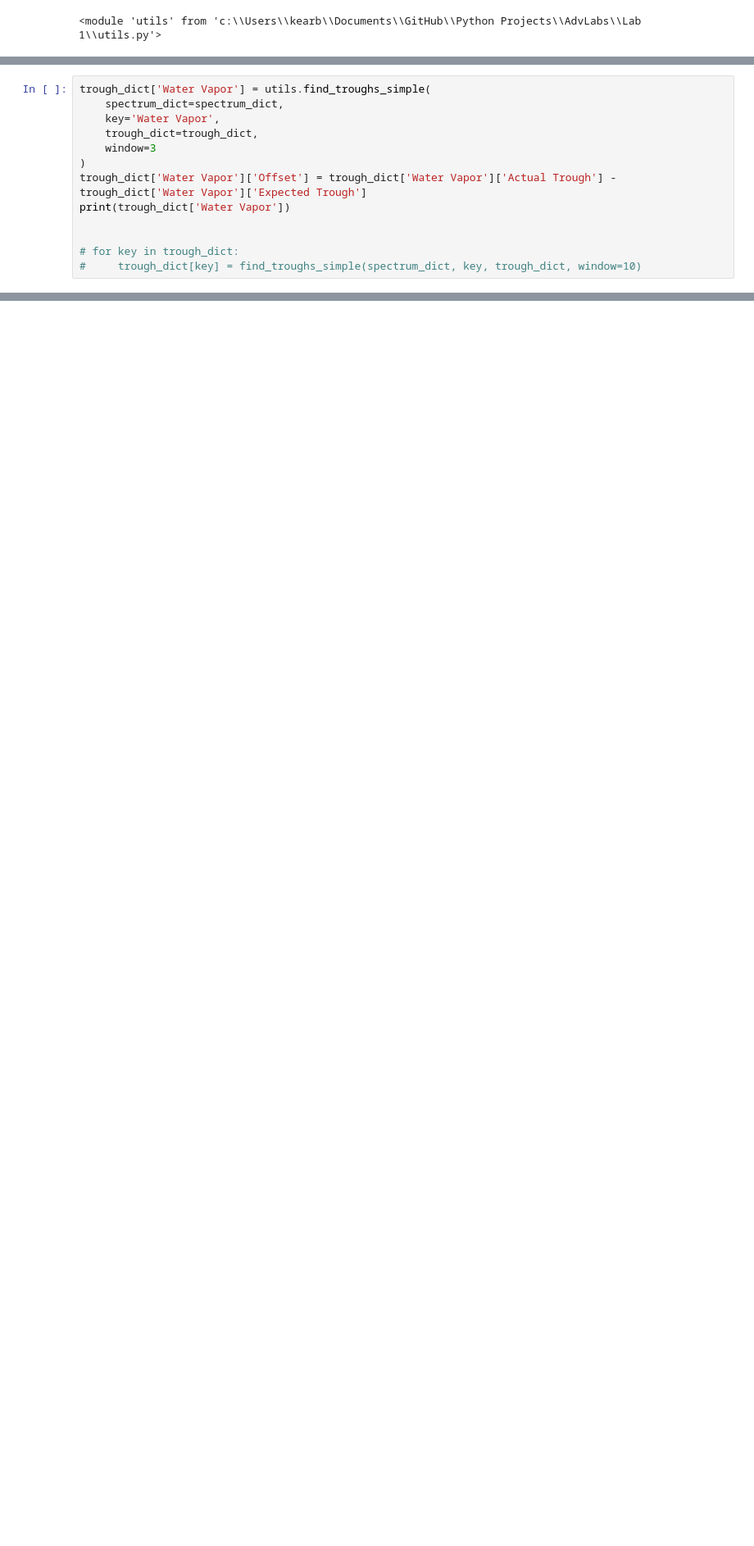
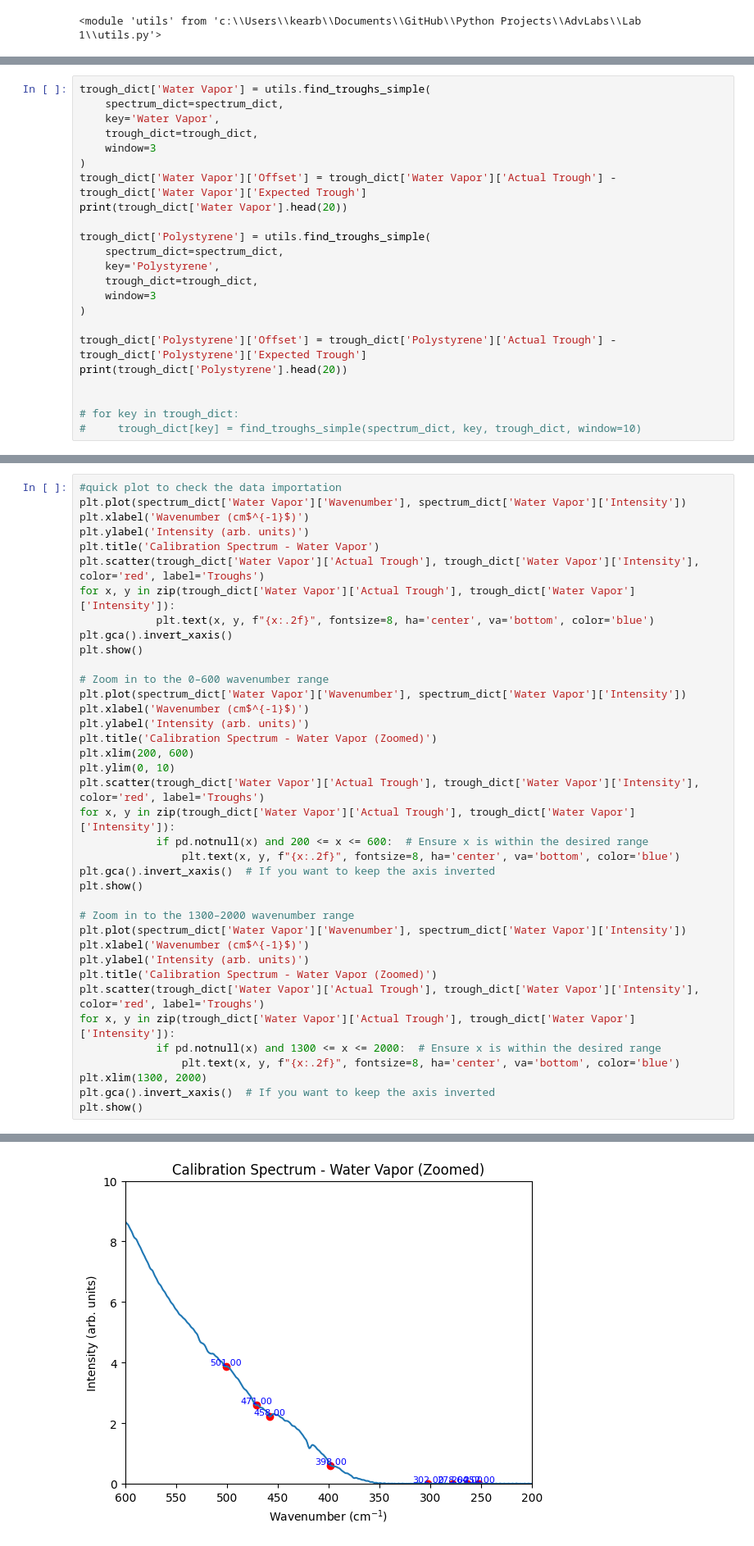
Before and after one commit to kearb-stomp/AdvLabs, a Jupyter notebook: Lab 1/Lab 6 - Lattice Vibrations.ipynb, the cells around one changed output, grey strips where cells are left out. Shown at 82% size. Cells and saved outputs as stored; diff of their text form; blank space fills up the shorter version.

Commit message:
Lab 1 Update
Updated data loading, added troughs for polystyrene

```diff
--- a/Lab 1/Lab 6 - Lattice Vibrations.ipynb
+++ b/Lab 1/Lab 6 - Lattice Vibrations.ipynb
@@ -74,7 +52,17 @@ trough_dict['Water Vapor'] = utils.find_troughs_simple(
     window=3
 )
 trough_dict['Water Vapor']['Offset'] = trough_dict['Water Vapor']['Actual Trough'] - trough_dict['Water Vapor']['Expected Trough']
-print(trough_dict['Water Vapor'])
+print(trough_dict['Water Vapor'].head(20))
+
+trough_dict['Polystyrene'] = utils.find_troughs_simple(
+    spectrum_dict=spectrum_dict,
+    key='Polystyrene',
+    trough_dict=trough_dict,
+    window=3
+)
+
+trough_dict['Polystyrene']['Offset'] = trough_dict['Polystyrene']['Actual Trough'] - trough_dict['Polystyrene']['Expected Trough']
+print(trough_dict['Polystyrene'].head(20))
 
 
 # for key in trough_dict:
@@ -99,0 +88,39 @@ print(trough_dict['Water Vapor'])
+# %%
+#quick plot to check the data importation
+plt.plot(spectrum_dict['Water Vapor']['Wavenumber'], spectrum_dict['Water Vapor']['Intensity'])
+plt.xlabel('Wavenumber (cm$^{-1}$)')
+plt.ylabel('Intensity (arb. units)')
+plt.title('Calibration Spectrum - Water Vapor')
+plt.scatter(trough_dict['Water Vapor']['Actual Trough'], trough_dict['Water Vapor']['Intensity'], color='red', label='Troughs')
+for x, y in zip(trough_dict['Water Vapor']['Actual Trough'], trough_dict['Water Vapor']['Intensity']):
+            plt.text(x, y, f"{x:.2f}", fontsize=8, ha='center', va='bottom', color='blue')
+plt.gca().invert_xaxis()
+plt.show()
+
+# Zoom in to the 0–600 wavenumber range
+plt.plot(spectrum_dict['Water Vapor']['Wavenumber'], spectrum_dict['Water Vapor']['Intensity'])
+plt.xlabel('Wavenumber (cm$^{-1}$)')
+plt.ylabel('Intensity (arb. units)')
+plt.title('Calibration Spectrum - Water Vapor (Zoomed)')
+plt.xlim(200, 600)
+plt.ylim(0, 10)
+plt.scatter(trough_dict['Water Vapor']['Actual Trough'], trough_dict['Water Vapor']['Intensity'], color='red', label='Troughs')
+for x, y in zip(trough_dict['Water Vapor']['Actual Trough'], trough_dict['Water Vapor']['Intensity']):
+            if pd.notnull(x) and 200 <= x <= 600:  # Ensure x is within the desired range
+                plt.text(x, y, f"{x:.2f}", fontsize=8, ha='center', va='bottom', color='blue')
+plt.gca().invert_xaxis()  # If you want to keep the axis inverted
+plt.show()
+
+# Zoom in to the 1300–2000 wavenumber range
+plt.plot(spectrum_dict['Water Vapor']['Wavenumber'], spectrum_dict['Water Vapor']['Intensity'])
+plt.xlabel('Wavenumber (cm$^{-1}$)')
+plt.ylabel('Intensity (arb. units)')
+plt.title('Calibration Spectrum - Water Vapor (Zoomed)')
+plt.scatter(trough_dict['Water Vapor']['Actual Trough'], trough_dict['Water Vapor']['Intensity'], color='red', label='Troughs')
+for x, y in zip(trough_dict['Water Vapor']['Actual Trough'], trough_dict['Water Vapor']['Intensity']):
+            if pd.notnull(x) and 1300 <= x <= 2000:  # Ensure x is within the desired range
+                plt.text(x, y, f"{x:.2f}", fontsize=8, ha='center', va='bottom', color='blue')
+plt.xlim(1300, 2000)
+plt.gca().invert_xaxis()  # If you want to keep the axis inverted
+plt.show()
+# %% [output]
@@ -99,0 +129 @@ print(trough_dict['Water Vapor'])
+[figure, new version]
```
Also changed, not shown: parts of 6 cells of this notebook.
